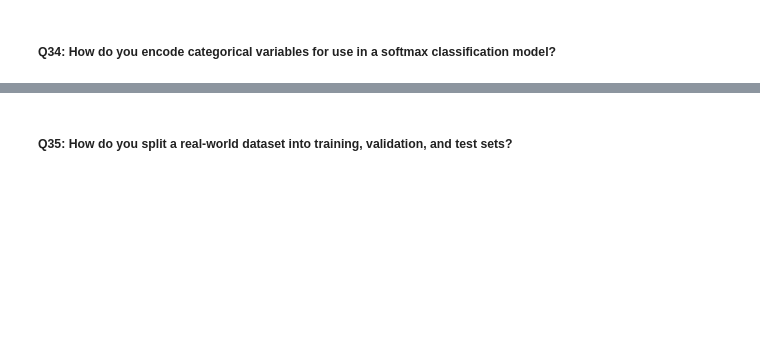
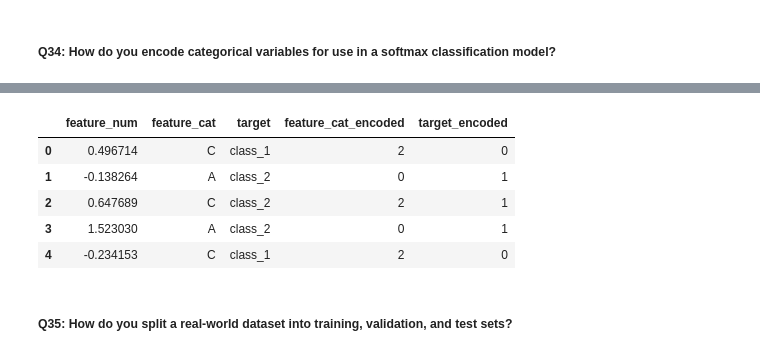
Before and after one commit to fellmir/pyTorchBasis, a Jupyter notebook: 00-basic-examples/example1/01-notebooks/03_softmax_classification.ipynb, the cells around one changed output, grey strips where cells are left out. Cells and saved outputs as stored; diff of their text form; code cells hidden in the pictures; blank space fills up the shorter version.

```diff
--- a/00-basic-examples/example1/01-notebooks/03_softmax_classification.ipynb
+++ b/00-basic-examples/example1/01-notebooks/03_softmax_classification.ipynb
@@ -1024,2 +1589,13 @@ Test accuracy: 88.75%
+# %%
+# Finally, apply label encoding to the 'target' column
+df['target_encoded'] = label_encoder.fit_transform(df['target'])
+df.head()
+# %% [output]
+|  | feature_num | feature_cat | target | feature_cat_encoded | target_encoded |
+| 0 | 0.496714 | C | class_1 | 2 | 0 |
+| 1 | -0.138264 | A | class_2 | 0 | 1 |
+| 2 | 0.647689 | C | class_2 | 2 | 1 |
+| 3 | 1.523030 | A | class_2 | 0 | 1 |
+| 4 | -0.234153 | C | class_1 | 2 | 0 |
 # %% [markdown]
 ##### **Q35: How do you split a real-world dataset into training, validation, and test sets?**
```
Also changed, not shown: parts of 51 cells of this notebook.
